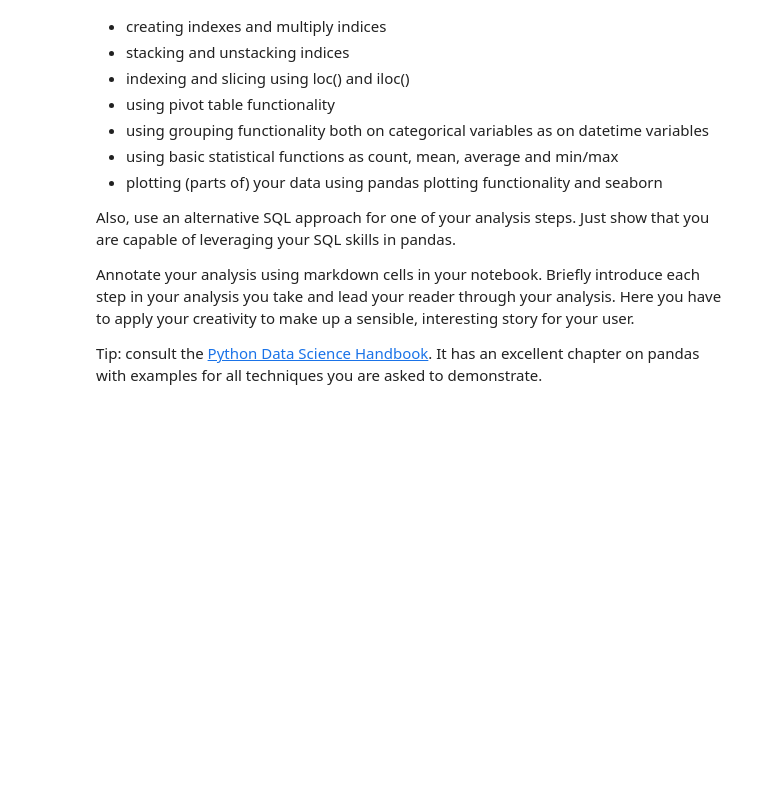
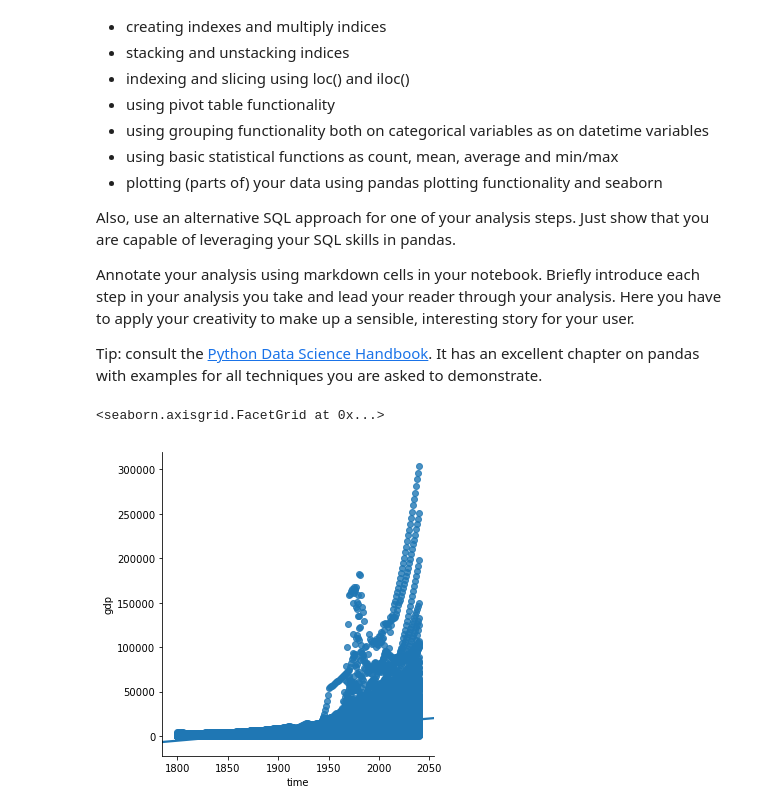
Before and after one commit to KlausKF/DAMI_exercises, a Jupyter notebook: DAMI-Mod3.ipynb, the cells around one changed output. Saved outputs shown, nothing was run; the diff lists cells and outputs as text; code cells hidden in the pictures; blank space fills up the shorter version.

```diff
--- a/DAMI-Mod3.ipynb
+++ b/DAMI-Mod3.ipynb
@@ -57,3 +160,23 @@ Also, use an alternative SQL approach for one of your analysis steps. Just show
 Annotate your analysis using markdown cells in your notebook. Briefly introduce each step in your analysis you take and lead your reader through your analysis. Here you have to apply your creativity to make up a sensible, interesting story for your user.
 
 Tip: consult the [Python Data Science Handbook](http://bit.ly/2ftE137). It has an excellent chapter on pandas with examples for all techniques you are asked to demonstrate.
+# %%
+import pandas as pd
+
+#def __init__(self):
+df1 = pd.read_csv('ddf.csv', delimiter=",", header=0)
+df2 = df1[:10]
+#mean GDP for each country
+mean = df2.groupby('geo').mean()
+
+
+#def plot(self):
+
+#%matplotlib inline
+#mean.sort_values("geo").plot(x="geo", y="gdp", style="-")
+
+import seaborn as sns
+sns.lmplot(x='time',y='gdp',data=df1,fit_reg=True, ci=0)
+# %% [output]
+<seaborn.axisgrid.FacetGrid at 0x...>
+[figure, added]
```
Also changed, not shown: parts of 11 cells of this notebook, 3 other files.
